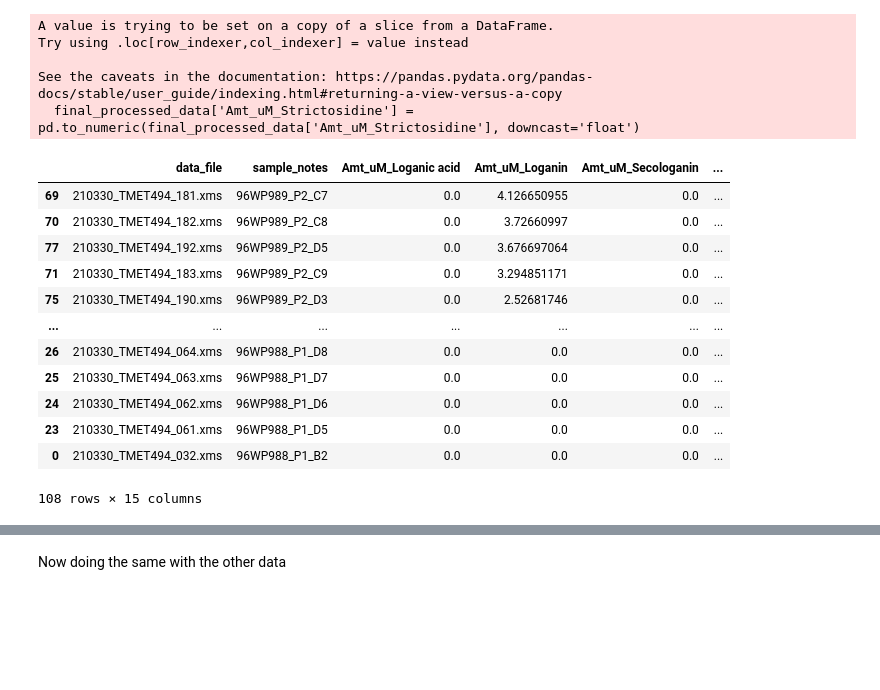
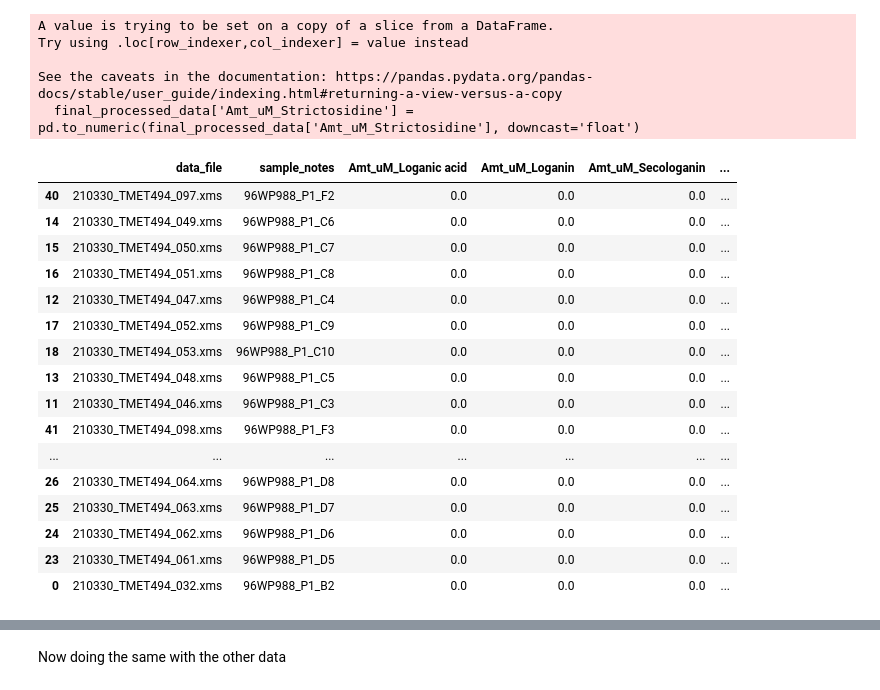
Before and after one commit to hiyama341/ConStrain, a Jupyter notebook: notebooks/5-TEST-Library_Characterization.ipynb, the cells around one changed output, grey strips where cells are left out. Drawn from its saved outputs; the diff is of its cells as text; code cells hidden in the pictures; blank space fills up the shorter version.

```diff
--- a/notebooks/5-TEST-Library_Characterization.ipynb
+++ b/notebooks/5-TEST-Library_Characterization.ipynb
@@ -310,18 +323,23 @@ See the caveats in the documentation: https://pandas.pydata.org/pandas-docs/stab
   final_processed_data['Amt_uM_Strictosidine'] = pd.to_numeric(final_processed_data['Amt_uM_Strictosidine'], downcast='float')
 # %%
 sorted_df = final_processed_data.sort_values(by='Amt_uM_Strictosidine', ascending=False)
-sorted_df
+yp48 = sorted_df.loc[sorted_df['plate'] == 'yp48']
+yp48
 # %% [output]
 |  | data_file | sample_notes | Amt_uM_Loganic acid | Amt_uM_Loganin | Amt_uM_Secologanin | ... |
-| 69 | 210330_TMET494_181.xms | 96WP989_P2_C7 | 0.0 | 4.126650955 | 0.0 | ... |
-| 70 | 210330_TMET494_182.xms | 96WP989_P2_C8 | 0.0 | 3.72660997 | 0.0 | ... |
-| 77 | 210330_TMET494_192.xms | 96WP989_P2_D5 | 0.0 | 3.676697064 | 0.0 | ... |
-| 71 | 210330_TMET494_183.xms | 96WP989_P2_C9 | 0.0 | 3.294851171 | 0.0 | ... |
-| 75 | 210330_TMET494_190.xms | 96WP989_P2_D3 | 0.0 | 2.52681746 | 0.0 | ... |
+| 40 | 210330_TMET494_097.xms | 96WP988_P1_F2 | 0.0 | 0.0 | 0.0 | ... |
+| 14 | 210330_TMET494_049.xms | 96WP988_P1_C6 | 0.0 | 0.0 | 0.0 | ... |
+| 15 | 210330_TMET494_050.xms | 96WP988_P1_C7 | 0.0 | 0.0 | 0.0 | ... |
+| 16 | 210330_TMET494_051.xms | 96WP988_P1_C8 | 0.0 | 0.0 | 0.0 | ... |
+| 12 | 210330_TMET494_047.xms | 96WP988_P1_C4 | 0.0 | 0.0 | 0.0 | ... |
+| 17 | 210330_TMET494_052.xms | 96WP988_P1_C9 | 0.0 | 0.0 | 0.0 | ... |
+| 18 | 210330_TMET494_053.xms | 96WP988_P1_C10 | 0.0 | 0.0 | 0.0 | ... |
+| 13 | 210330_TMET494_048.xms | 96WP988_P1_C5 | 0.0 | 0.0 | 0.0 | ... |
+| 11 | 210330_TMET494_046.xms | 96WP988_P1_C3 | 0.0 | 0.0 | 0.0 | ... |
+| 41 | 210330_TMET494_098.xms | 96WP988_P1_F3 | 0.0 | 0.0 | 0.0 | ... |
 | ... | ... | ... | ... | ... | ... | ... |
 | 26 | 210330_TMET494_064.xms | 96WP988_P1_D8 | 0.0 | 0.0 | 0.0 | ... |
 | 25 | 210330_TMET494_063.xms | 96WP988_P1_D7 | 0.0 | 0.0 | 0.0 | ... |
 | 24 | 210330_TMET494_062.xms | 96WP988_P1_D6 | 0.0 | 0.0 | 0.0 | ... |
 | 23 | 210330_TMET494_061.xms | 96WP988_P1_D5 | 0.0 | 0.0 | 0.0 | ... |
 | 0 | 210330_TMET494_032.xms | 96WP988_P1_B2 | 0.0 | 0.0 | 0.0 | ... |
-108 rows × 15 columns
```
Also changed, not shown: parts of 11 cells of this notebook, 7 other files.
